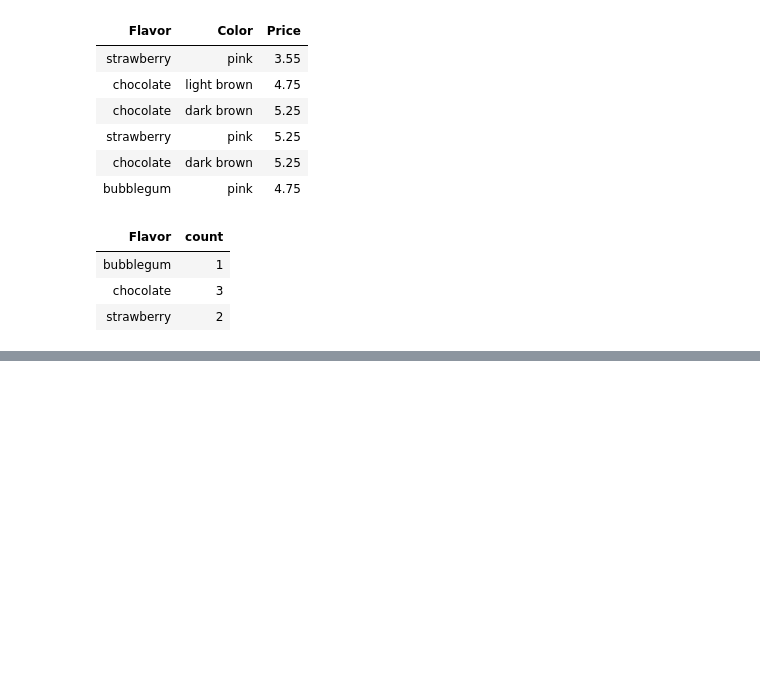
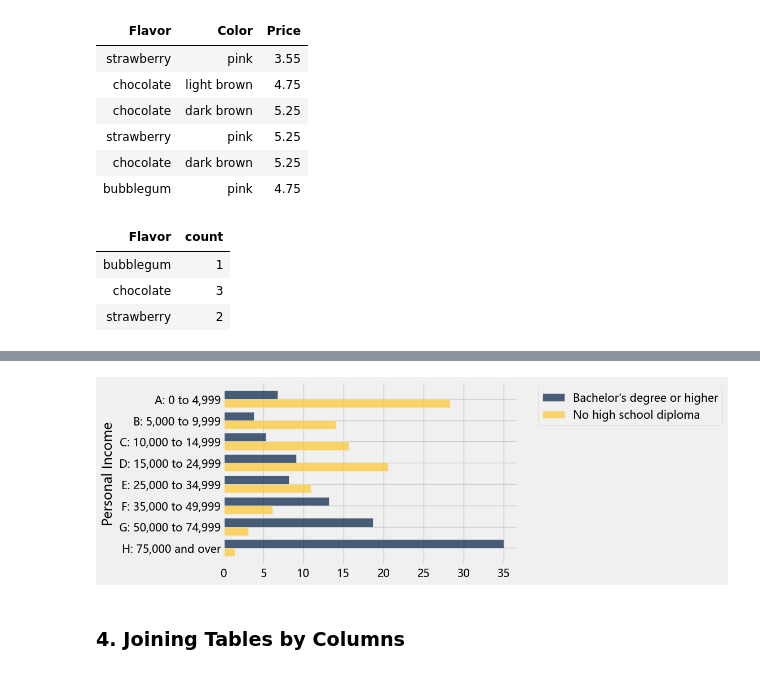
Before and after one commit to Matthew-HMS/Datascience101, a Jupyter notebook: Function.ipynb, the cells around one changed output, grey strips where cells are left out. Cells and saved outputs as stored; diff of their text form; code cells hidden in the pictures; blank space fills up the shorter version.

Commit message:
end Fuction -> Cross-classifying by more than one variable

```diff
--- a/Function.ipynb
+++ b/Function.ipynb
@@ -333,0 +381,3 @@ more_cones.group('Flavor')
+# %%
+edu_inc = ca_2014.select('Educational Attainment', 'Personal Income', 'Population Count')
+edu_inc
@@ -333,0 +407,3 @@ more_cones.group('Flavor')
+# %%
+def percents(array_x):
+    return np.round((array_x/sum(array_x))*100, 2)
@@ -333,0 +419,3 @@ more_cones.group('Flavor')
+# %%
+total = edu_inc.pivot('Educational Attainment', 'Personal Income', values = 'Population Count', collect = sum)
+total
@@ -333,0 +432,8 @@ more_cones.group('Flavor')
+# %%
+distribution = total.select(0).with_columns(
+    "Bachelor's degree or higher", percents(total.column(1)),
+    "College, less than 4-yr degree", percents(total.column(2)),
+    'High school or equivalent', percents(total.column(3)),
+    'No high school diploma', percents(total.column(4))
+)
+distribution
@@ -333,0 +450,6 @@ more_cones.group('Flavor')
+# %%
+distribution.select(0,1,4).barh(0)
+# %% [output]
+[figure, added]
+# %% [markdown]
+### 4. Joining Tables by Columns
```
Also changed, not shown: parts of 10 cells of this notebook, 1 other file.
